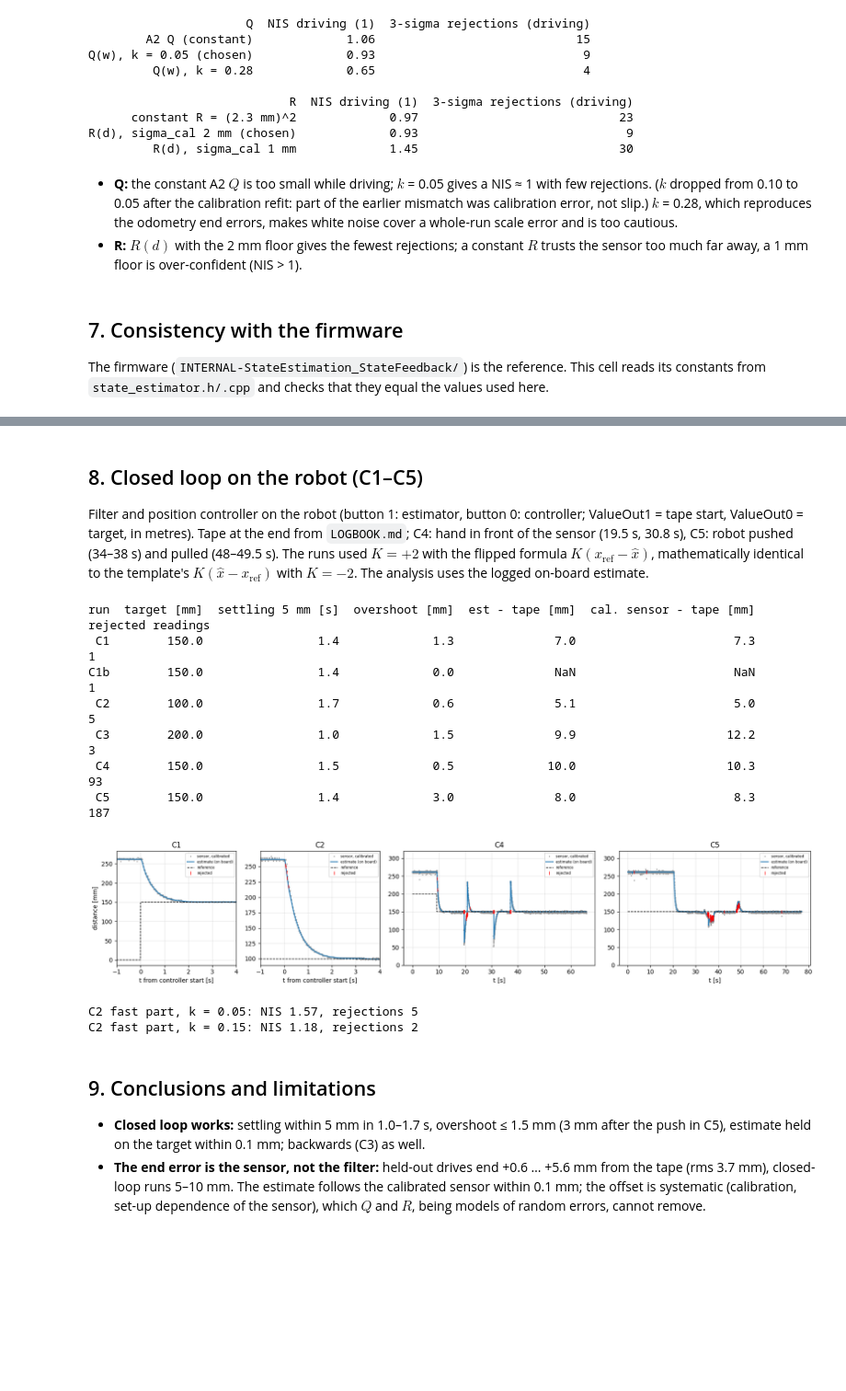
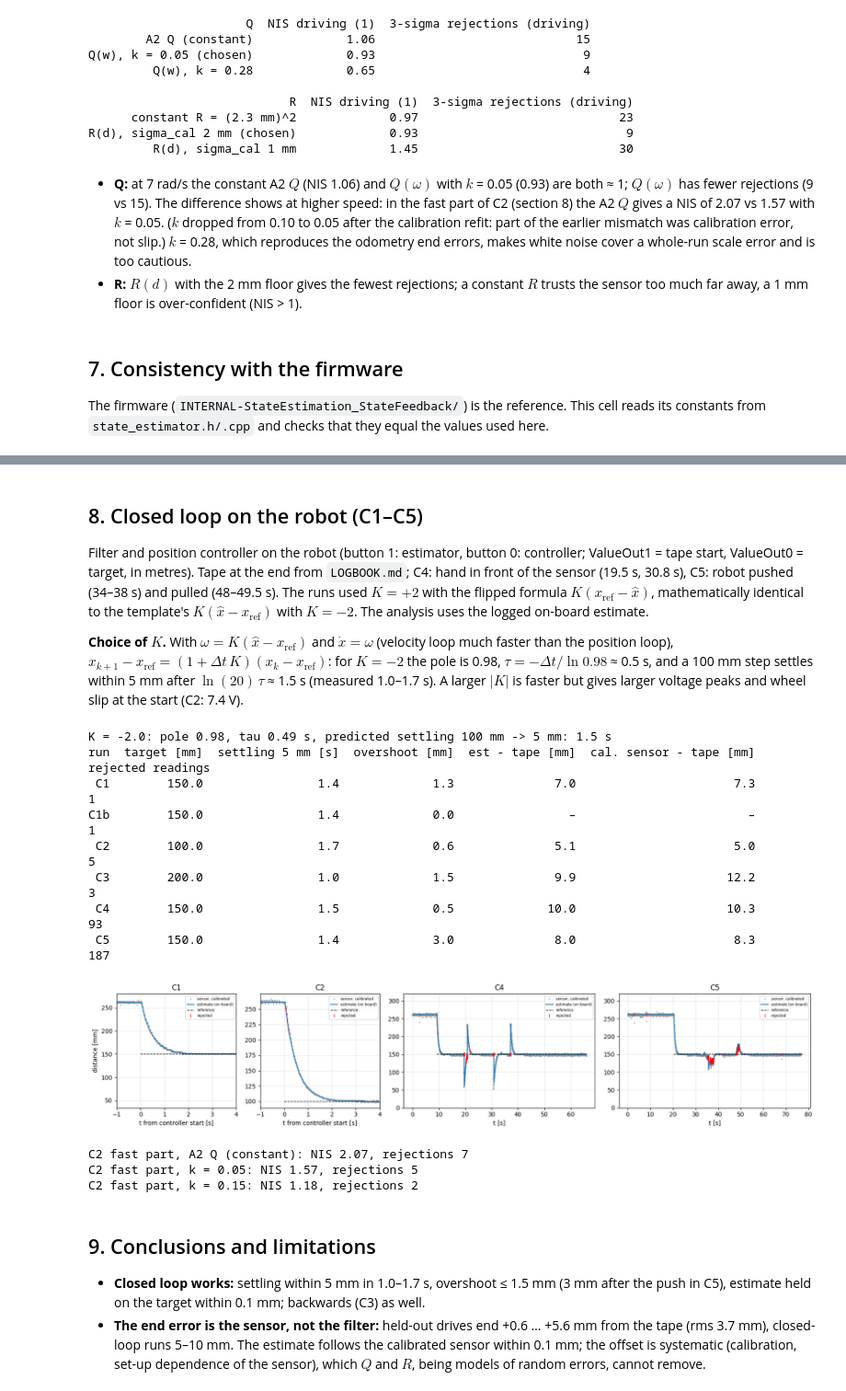
Before and after one commit to davidkog511/1d-kalman-filter, a Jupyter notebook: A3_1D_LKF/Assignment3_LKF.ipynb, the cells around one changed output, grey strips where cells are left out. Shown at 92% size. Cells and saved outputs as stored; diff of their text form; code cells hidden in the pictures; blank space fills up the shorter version.

```diff
--- a/A3_1D_LKF/Assignment3_LKF.ipynb
+++ b/A3_1D_LKF/Assignment3_LKF.ipynb
@@ -255,7 +256,7 @@ Q(w), k = 0.05 (chosen)             0.93                             9
 R(d), sigma_cal 2 mm (chosen)             0.93                             9
          R(d), sigma_cal 1 mm             1.45                            30
 # %% [markdown]
-* **Q:** the constant A2 $Q$ is too small while driving; $k$ = 0.05 gives a NIS ≈ 1 with few rejections. ($k$ dropped from 0.10 to 0.05 after the calibration refit: part of the earlier mismatch was calibration error, not slip.) $k$ = 0.28, which reproduces the odometry end errors, makes white noise cover a whole-run scale error and is too cautious.
+* **Q:** at 7 rad/s the constant A2 $Q$ (NIS 1.06) and $Q(\omega)$ with $k$ = 0.05 (0.93) are both ≈ 1; $Q(\omega)$ has fewer rejections (9 vs 15). The difference shows at higher speed: in the fast part of C2 (section 8) the A2 $Q$ gives a NIS of 2.07 vs 1.57 with $k$ = 0.05. ($k$ dropped from 0.10 to 0.05 after the calibration refit: part of the earlier mismatch was calibration error, not slip.) $k$ = 0.28, which reproduces the odometry end errors, makes white noise cover a whole-run scale error and is too cautious.
 * **R:** $R(d)$ with the 2 mm floor gives the fewest rejections; a constant $R$ trusts the sensor too much far away, a 1 mm floor is over-confident (NIS > 1).
 # %% [markdown]
 ## 7. Consistency with the firmware
@@ -302,7 +303,13 @@ H = -R_WHEEL in both. Notebook and firmware match.
 ## 8. Closed loop on the robot (C1–C5)
 
 Filter and position controller on the robot (button 1: estimator, button 0: controller; ValueOut1 = tape start, ValueOut0 = target, in metres). Tape at the end from `LOGBOOK.md`; C4: hand in front of the sensor (19.5 s, 30.8 s), C5: robot pushed (34–38 s) and pulled (48–49.5 s). The runs used $K = +2$ with the flipped formula $K(x_\text{ref} - \hat x)$, mathematically identical to the template's $K(\hat x - x_\text{ref})$ with $K = -2$. The analysis uses the logged on-board estimate.
+
+**Choice of $K$.** With $\omega = K(\hat x - x_\text{ref})$ and $\dot x = \omega$ (velocity loop much faster than the position loop), $x_{k+1} - x_\text{ref} = (1 + \Delta t\,K)(x_k - x_\text{ref})$: for $K = -2$ the pole is 0.98, $\tau = -\Delta t/\ln 0.98$ ≈ 0.5 s, and a 100 mm step settles within 5 mm after $\ln(20)\,\tau$ ≈ 1.5 s (measured 1.0–1.7 s). A larger $|K|$ is faster but gives larger voltage peaks and wheel slip at the start (C2: 7.4 V).
 # %%
+K_CTRL = -2.0
+pole = 1 + DT * K_CTRL; tau_c = -DT / np.log(pole)
+print(f'K = {K_CTRL}: pole {pole:.2f}, tau {tau_c:.2f} s, predicted settling 100 mm -> 5 mm: {np.log(20)*tau_c:.1f} s')
+
 C_TAPE_END = {'C1': 0.143, 'C1b': None, 'C2': 0.095, 'C3': 0.190, 'C4': 0.140, 'C5': 0.142}   # [m] LOGBOOK
 C_DISTURB = {'C4': 19.5, 'C5': 34.0}                                                            # [s] first disturbance
 CRUNS, rows = {}, []
@@ -316,40 +323,43 @@ for f in sorted(DATA_A3.glob('C*_start*_target*.csv')):
     out = np.flatnonzero(first & (np.abs(err) > 0.005))
     d0 = c['est'][on[0]]; end = (t > c['t_off'] - 3) & (t <= c['t_off']); tape = C_TAPE_END[name]
     rows.append({'run': name, 'target [mm]': 1e3 * target, 'settling 5 mm [s]': t[out[-1]] - c['t_on'] if len(out) else 0.0,
                  'overshoot [mm]': 1e3 * max(0.0, np.max(np.sign(target - d0) * (c['est'][first] - target))),
                  'est - tape [mm]': 1e3 * (c['est'][end].mean() - tape) if tape else np.nan,
                  'cal. sensor - tape [mm]': 1e3 * (np.median(c['zc'][end]) - tape) if tape else np.nan,
                  'rejected readings': int(c['rej'][on[0]:on[-1]].sum())})
-print(pd.DataFrame(rows).round(1).to_string(index=False))
+print(pd.DataFrame(rows).round(1).to_string(index=False, na_rep='–'))
 
 fig, ax = plt.subplots(1, 4, figsize=(17, 3.6), gridspec_kw={'width_ratios': [1, 1, 1.6, 1.6]})
 for a, name in zip(ax, ['C1', 'C2', 'C4', 'C5']):
     c = CRUNS[name]; ok = c['df'].front.values < M_RAW_MAX; t = c['t'] if name in C_DISTURB else c['t'] - c['t_on']
     a.plot(t[ok], 1e3 * c['zc'][ok], '.', ms=2, color='0.6', label='sensor, calibrated')
-    a.plot(t, 1e3 * c['est'], label='estimate (on board)'); a.plot(t, 1e3 * c['ref'], 'k--', lw=1, label='reference')
+    ctrl = c['t'] >= c['t_on']                                             # reference only while the controller runs
+    a.plot(t, 1e3 * c['est'], label='estimate (on board)'); a.plot(t[ctrl], 1e3 * c['ref'][ctrl], 'k--', lw=1, label='reference')
     a.plot(t[c['rej']], 1e3 * c['est'][c['rej']], 'r|', ms=6, label='rejected')
     if name not in C_DISTURB:
         a.set(xlim=(-1, 4), xlabel='t from controller start [s]')
     else:
         a.set(xlabel='t [s]', ylim=(0, 320))
     a.set(title=name); a.legend(fontsize=6)
 ax[0].set_ylabel('distance [mm]'); plt.tight_layout(); plt.show()
 
 # K_slip at higher speed: fast part of C2 (|w| > 3 rad/s, up to 10 rad/s, hard start with slip), replayed from the log
 c = CRUNS['C2']; df = c['df']; w = ((df.wA + df.wB) / 2).values; fast = (np.abs(w) > 3)[1:]
-for kk in (0.05, 0.15):
-    o = lkf(df.front.values[1:], w[1:], q_k(kk), df.xhat_prior.values[0], df.P_post.values[0] + Q, gate=GATE)
+for lab, q in [('A2 Q (constant)', Q), ('k = 0.05', q_k(0.05)), ('k = 0.15', q_k(0.15))]:
+    o = lkf(df.front.values[1:], w[1:], q, df.xhat_prior.values[0], df.P_post.values[0] + Q, gate=GATE)
     acc = ~o['skip'] & fast
-    print(f"C2 fast part, k = {kk:.2f}: NIS {np.mean((o['nu']**2 / o['S'])[acc]):.2f}, rejections {int((o['rej_3s'] & fast).sum())}")
+    print(f"C2 fast part, {lab}: NIS {np.mean((o['nu']**2 / o['S'])[acc]):.2f}, rejections {int((o['rej_3s'] & fast).sum())}")
 # %% [output]
+K = -2.0: pole 0.98, tau 0.49 s, predicted settling 100 mm -> 5 mm: 1.5 s
 run  target [mm]  settling 5 mm [s]  overshoot [mm]  est - tape [mm]  cal. sensor - tape [mm]  rejected readings
  C1        150.0                1.4             1.3              7.0                      7.3                  1
-C1b        150.0                1.4             0.0              NaN                      NaN                  1
+C1b        150.0                1.4             0.0                –                        –                  1
  C2        100.0                1.7             0.6              5.1                      5.0                  5
  C3        200.0                1.0             1.5              9.9                     12.2                  3
  C4        150.0                1.5             0.5             10.0                     10.3                 93
  C5        150.0                1.4             3.0              8.0                      8.3                187
-[figure, old version]
+[figure, new version]
+C2 fast part, A2 Q (constant): NIS 2.07, rejections 7
 C2 fast part, k = 0.05: NIS 1.57, rejections 5
 C2 fast part, k = 0.15: NIS 1.18, rejections 2
 # %% [markdown]
```
Also changed, not shown: parts of 2 cells of this notebook.
